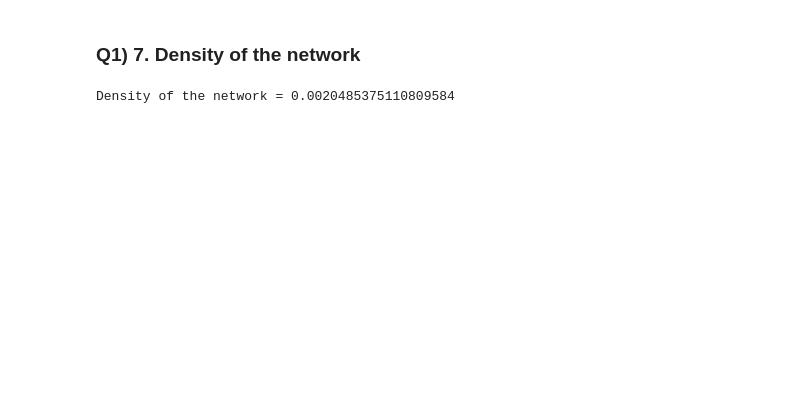
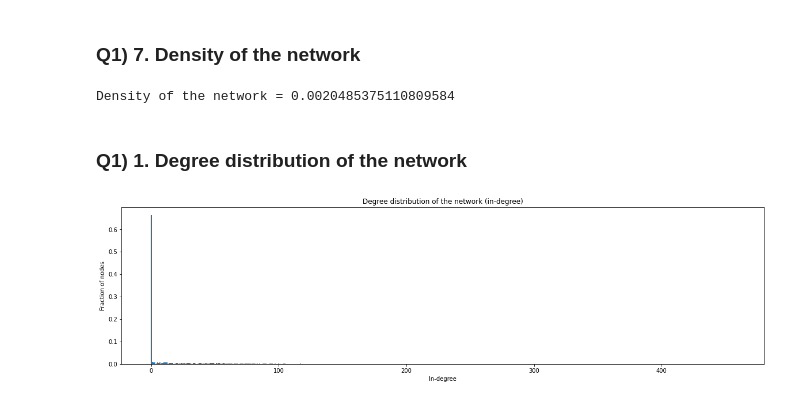
Before and after one commit to rishiraj4721/IR2022_A3_13, a Jupyter notebook: Q1.ipynb, the cells around one changed output. Saved outputs shown, nothing was run; the diff lists cells and outputs as text; code cells hidden in the pictures; blank space fills up the shorter version.

```diff
--- a/Q1.ipynb
+++ b/Q1.ipynb
@@ -106,3 +112,27 @@ d = graph_density(len(graph),edges)
 print("Density of the network =",d)
 # %% [output]
 Density of the network = 0.0020485375110809584
+# %% [markdown]
+### Q1) 1. Degree distribution of the network
+# %%
+# in-degree
+count_in_degree = [0]*(max_in+1)
+
+for i,j in in_count.items():
+    count_in_degree[j] += 1
+
+degrees = list(range(max_in+1))
+for i in degrees:
+    count_in_degree[i] /= len(graph)
+
+fig = plt.figure(figsize = (20, 5))
+
+# creating the bar plot
+plt.bar(degrees, count_in_degree)
+
+plt.xlabel("In-degree")
+plt.ylabel("Fraction of nodes")
+plt.title("Degree distribution of the network (in-degree)")
+plt.show()
+# %% [output]
+[figure, added]
```
Also changed, not shown: parts of 5 cells of this notebook.
